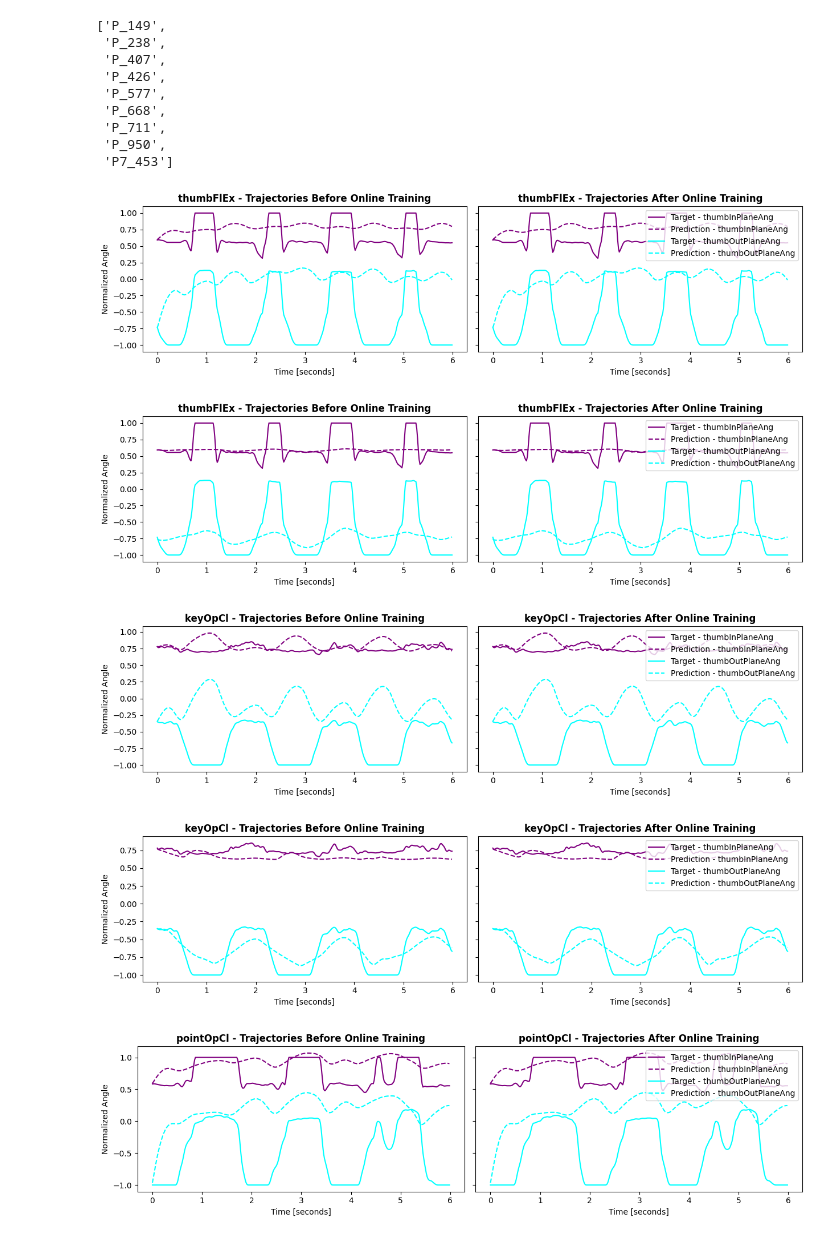
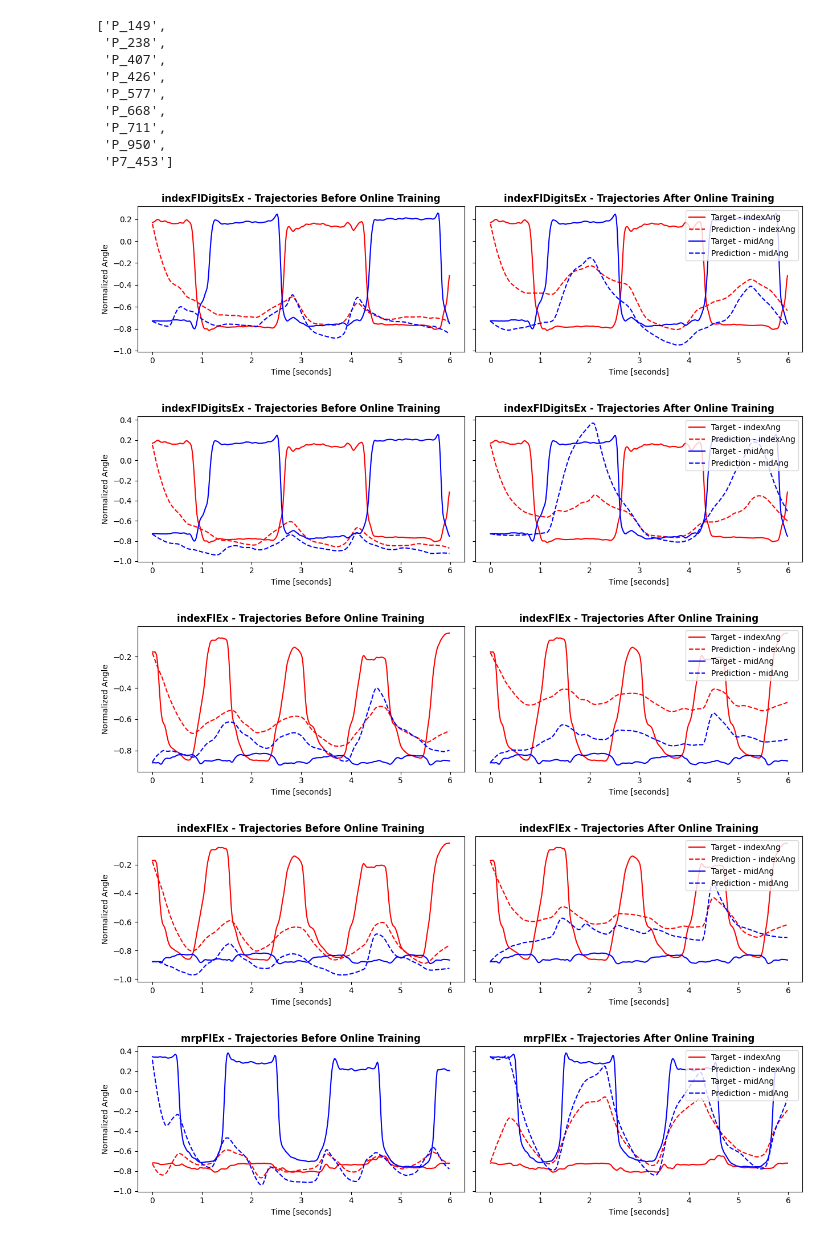
Before and after one commit to joris-gentinetta/biomech_PCP, a Jupyter notebook: paper_plots.ipynb, the cells around one changed output. Saved outputs shown, nothing was run; the diff lists cells and outputs as text; code cells hidden in the pictures.

Commit message:
all but full page figure implemented

```diff
--- a/paper_plots.ipynb
+++ b/paper_plots.ipynb
@@ -534,16 +531,0 @@ plt.close(fig)
-# %%
-# PLOT perturbation strength only
-x = df.loc[:, ('pert', 'spectral_norm')]
-y = df.loc[:, ('pert_init', 'total')]
-
-# plt.scatter(x, y, c='red')
-for i in range(len(x)):
-    plt.scatter(x[i], y[i], label=participants[i])
-m, b = np.polyfit(x, y, 1)
-plt.plot(x, m*x + b, color='orange', label='Trend Line')
-plt.xlabel('Perturbation Strength (Spectral Norm)')
-plt.ylabel('Total MSE')
-plt.legend(title='Participants')
-
-plt.show()
-plt.close(fig)
@@ -1127,20 +1241,20 @@ online_participants
 # plot_participants = online_participants
 # plot_recordings = recordings + test_recordings
 
-plot_participants = ['P6_820']
+plot_participants = ['P7_453']
 plot_folder = Path('full_page_plots')
 
-# 1
-indices = [4, 5] # ['indexAng', 'midAng', 'ringAng', 'pinkyAng', 'thumbInPlaneAng', 'thumbOutPlaneAng', 'wristFlex']
-plot_recordings = ['thumbFlEx', 'keyOpCl', 'pinchOpCl']
+# # 1
+# indices = [4, 5] # ['indexAng', 'midAng', 'ringAng', 'pinkyAng', 'thumbInPlaneAng', 'thumbOutPlaneAng', 'wristFlex']
+# plot_recordings = ['keyOpCl', 'thumbFlEx', 'thumbAbAd', 'pinchOpCl']
 
-# 2
+# # 2
 # indices = [2, 6] # ['indexAng', 'midAng', 'ringAng', 'pinkyAng', 'thumbInPlaneAng', 'thumbOutPlaneAng', 'wristFlex']
-# plot_recordings = ['wristFlEx', 'wristFlHandCl', 'handOpCl']
+# plot_recordings = ['wristFlHandCl', 'wristFlEx', 'handOpCl', 'fingersFlEx']
 
 # 3
-# indices = [0, 1] # ['indexAng', 'midAng', 'ringAng', 'pinkyAng', 'thumbInPlaneAng', 'thumbOutPlaneAng', 'wristFlex']
-# plot_recordings = ['indexFlDigitsEx', 'mrpFlEx', 'pointOpCl']
+indices = [0, 1] # ['indexAng', 'midAng', 'ringAng', 'pinkyAng', 'thumbInPlaneAng', 'thumbOutPlaneAng', 'wristFlex']
+plot_recordings = ['indexFlDigitsEx', 'indexFlEx', 'mrpFlEx', 'indexFlEx', 'pointOpCl']
 
 
 colors = ['#FF0000', '#0000FF', '#00FF00', '#FFA500', '#800080', '#00FFFF', '#FF00FF']
@@ -1152,7 +1266,7 @@ for person_id in plot_participants:
 
             gt_path = data_folder / 'trajectories' / person_id / recording / 'GT'
             before_path = data_folder / 'trajectories' / person_id / recording / f"perturb_{perturb}" / 'before_online'
-            after_path = data_folder / 'trajectories' / person_id / recording / f"perturb_{perturb}" / 'before_online'
+            after_path = data_folder / 'trajectories' / person_id / recording / f"perturb_{perturb}" / 'after_online'
 
             gt = np.load(gt_path / 'pred.npy')
             before = np.load(before_path / 'pred.npy')
@@ -1169,35 +1283,35 @@ for person_id in plot_participants:
                 ax1.plot(x_values, before[:, i], label=f'Prediction - {targets[i]}', color=colors[i], linestyle='--')
 
                 ax2.plot(x_values, gt[:, i], label=f'Target - {targets[i]}', color=colors[i])
                 ax2.plot(x_values, after[:, i], label=f'Prediction - {targets[i]}', color=colors[i], linestyle='--')
 
             ax1.set_xlabel('Time [seconds]')  # Original x-axis label
             ax1.set_ylabel('Normalized Angle')  # y-axis label
             ax1.set_title(f'{recording} - Trajectories Before Online Training', fontweight='bold')  # Title
             # Set x-axis ticks and labels for ax1
             ax1.set_xticks(range(0, len(x_values)+1, 60))  # Set ticks based on the length of x_values
             ax1.set_xticklabels([f'{i}' for i in range(len(x_values)//60+1)])  # Scale labels from 0 to 6
 
             ax2.set_xlabel('Time [seconds]')  # Original x-axis label
             # ax2.set_ylabel('Normalized Angle')  # y-axis label (shared with ax1)
             ax2.set_title(f'{recording} - Trajectories After Online Training', fontweight='bold')  # Title
             ax2.legend(loc='upper right')
             # Set x-axis ticks and labels for ax2
             ax2.set_xticks(range(0, len(x_values)+1, 60))  # Set ticks based on the length of x_values
             ax2.set_xticklabels([f'{i}' for i in range(len(x_values)//60+1)])  # Scale labels from 0 to 6
 
 
 
             # Adjust layout to prevent overlap
             plt.tight_layout()
             save_dir = plot_folder / 'trajectories' / f'perturb_{perturb}' / recording
             os.makedirs(save_dir, exist_ok=True)
             # plt.savefig(save_dir / f'{person_id}.png', dpi=300)
             plt.show()
             plt.close(fig)
 # %% [output]
-[figure, old version]
+[figure, new version]
-[figure, old version]
+[figure, new version]
-[figure, old version]
+[figure, new version]
-[figure, old version]
+[figure, new version]
-[figure, old version]
+[figure, new version]
```
Also changed, not shown: parts of 18 cells of this notebook.
